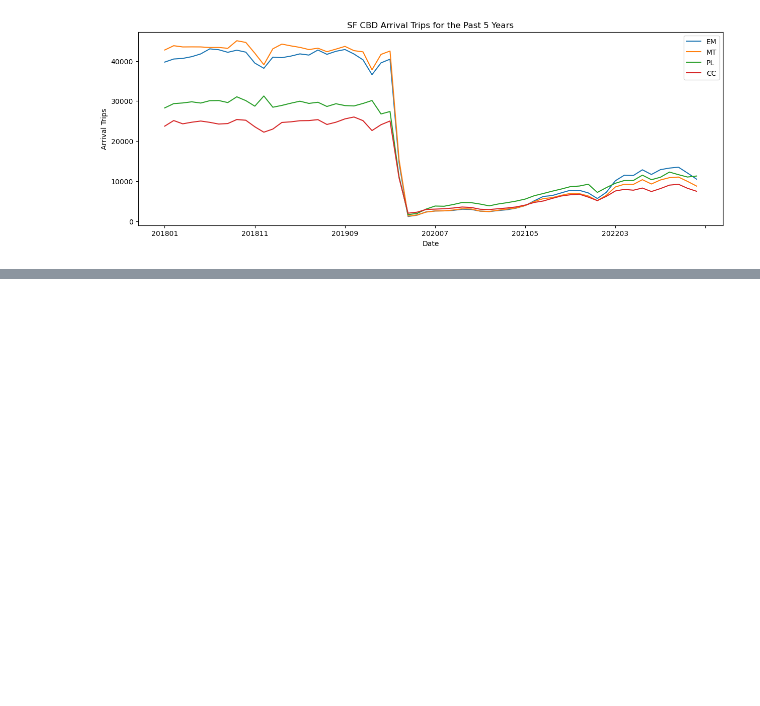
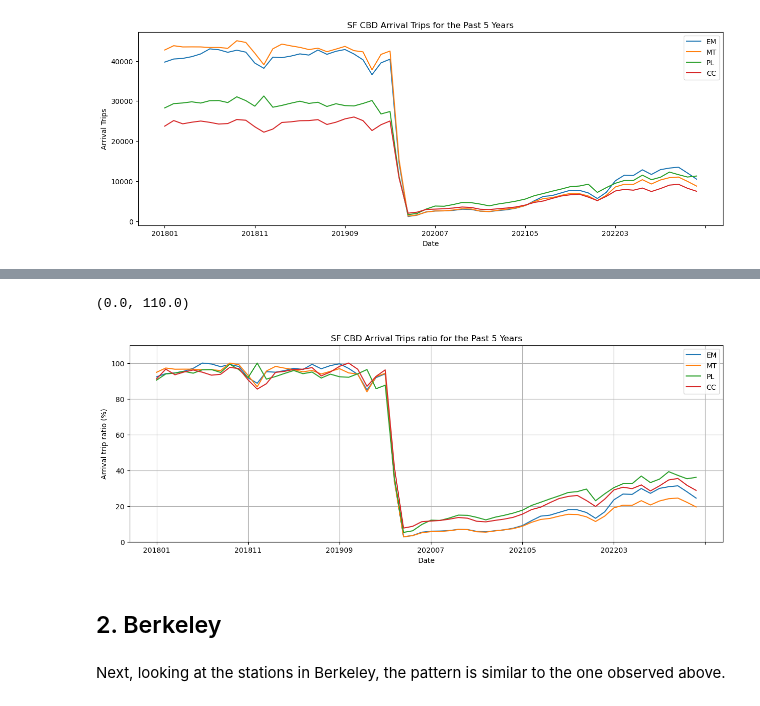
Before and after one commit to UCB-stat-159-s23/project-Group23, a Jupyter notebook: EDA_SHC.ipynb, the cells around one changed output, grey strips where cells are left out. Drawn from its saved outputs; the diff is of its cells as text; code cells hidden in the pictures; blank space fills up the shorter version.

```diff
--- a/EDA_SHC.ipynb
+++ b/EDA_SHC.ipynb
@@ -135,4 +125,5 @@ plt.tight_layout()
 # %% [output]
 [figure]
 # %%
-Ridership = pd.concat([Ridership_2018, Ridership_2019, Ridership_2020, Ridership_2021, Ridership_2022])
+Ridership_SF = arrival_trips(year=['2018', '2019', '2020', '2021', '2022'], station = station)
+Ridership.head()
@@ -250,0 +199,3 @@ Text(0, 0.5, 'Arrival Trips')
+# %%
+Ridership_ratio_SF = Ridership_SF.apply(lambda x: x / x.max())*100
+Ridership_ratio_SF.head()
@@ -250,0 +209,14 @@ Text(0, 0.5, 'Arrival Trips')
+# %%
+Ridership_ratio_SF.plot(figsize=(15,5))
+plt.title('SF CBD Arrival Trips ratio for the Past 5 Years')
+plt.xlabel('Date')
+plt.ylabel('Arrival trip ratio (%)')
+plt.grid()
+plt.ylim([0,110])
+# %% [output]
+(0.0, 110.0)
+[figure, added]
+# %% [markdown]
+## 2. Berkeley
+# %% [markdown]
+Next, looking at the stations in Berkeley, the pattern is similar to the one observed above.
```
Also changed, not shown: parts of 38 cells of this notebook.
